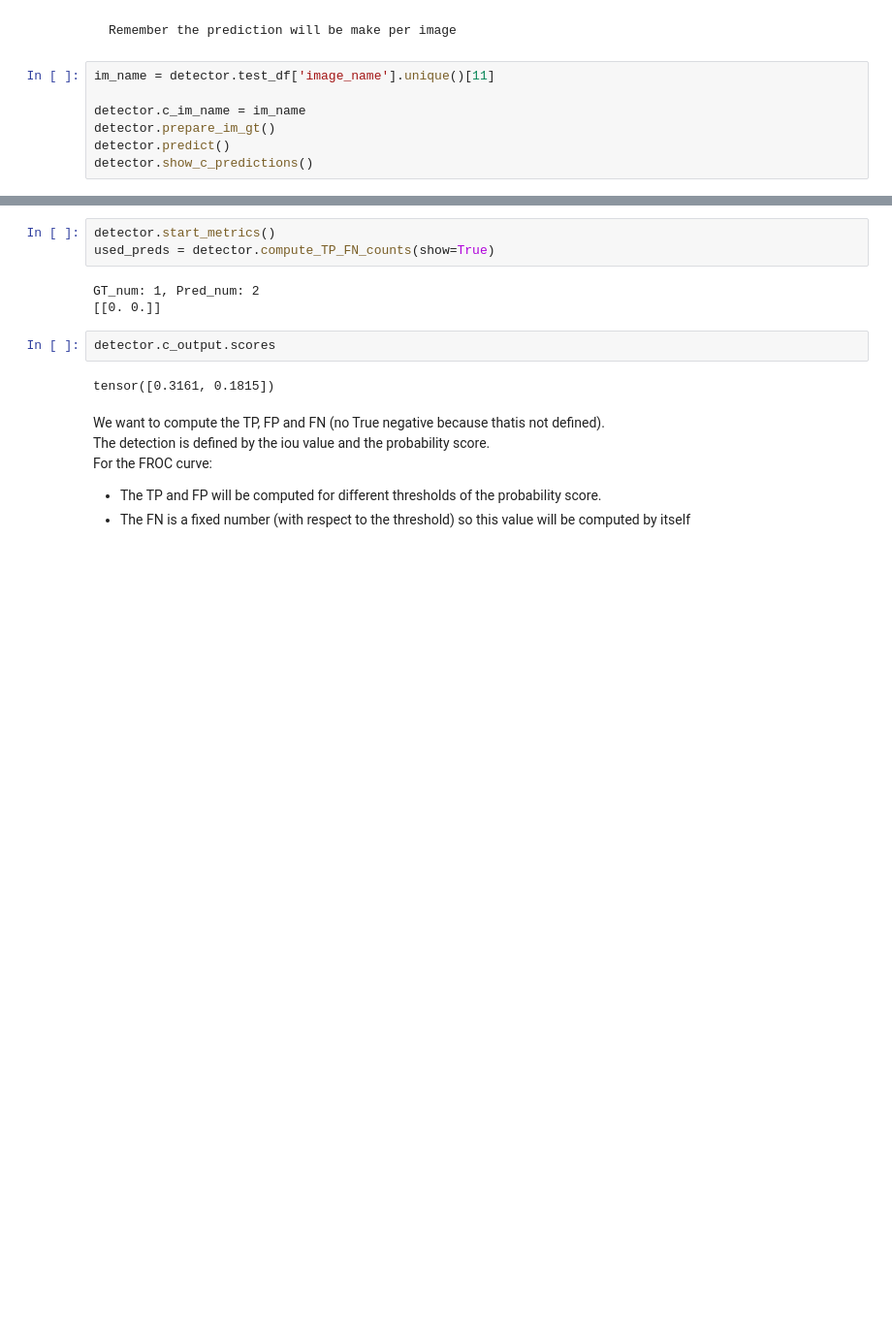
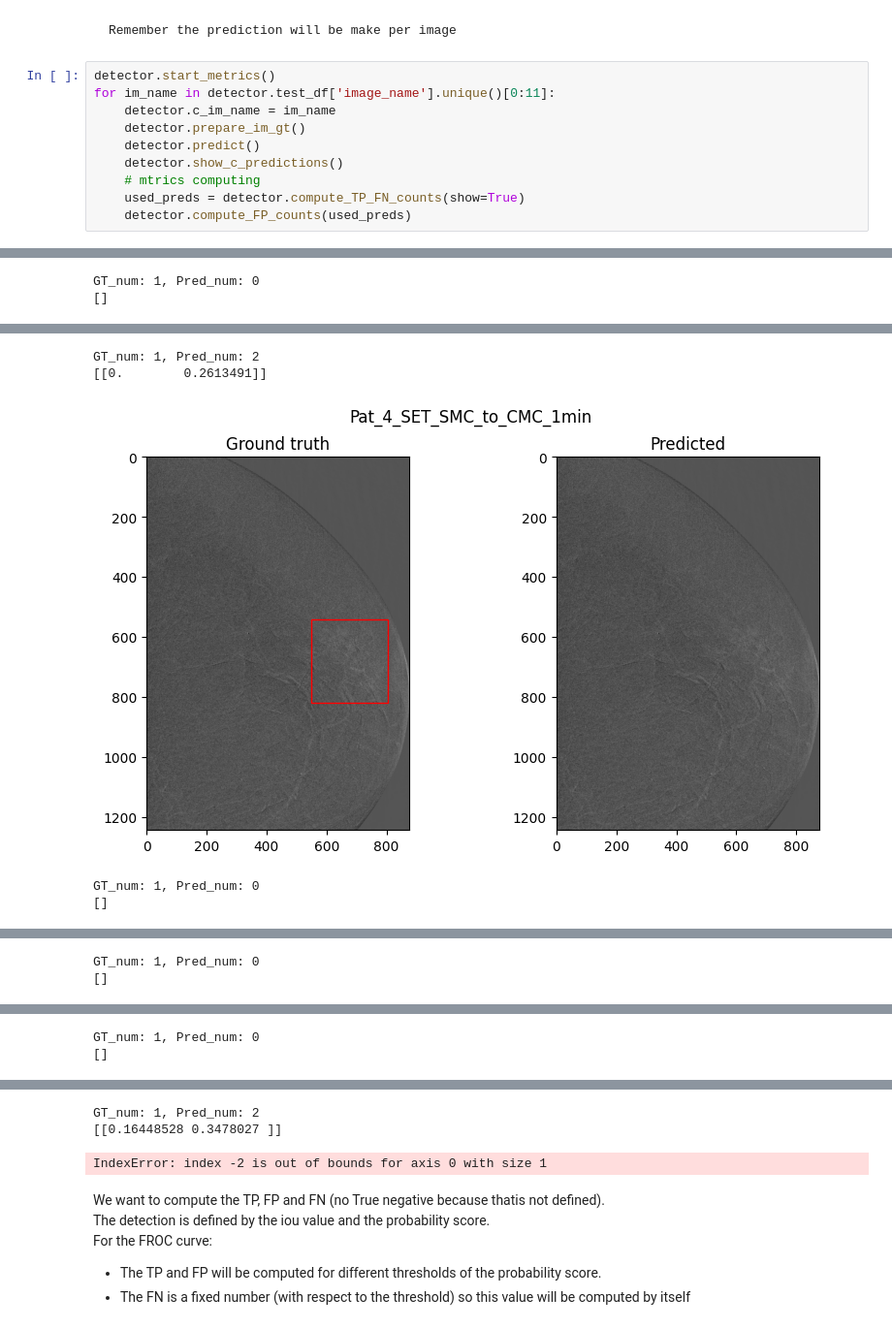
Before and after one commit to Likalto4/CEM-Detect, a Jupyter notebook: detection/inference/SET_dataset/prediction.ipynb, the cells around one changed output, grey strips where cells are left out. Shown at 97% size. Drawn from its saved outputs; the diff is of its cells as text; blank space fills up the shorter version.

Commit message:
function to compute FP added

```diff
--- a/detection/inference/SET_dataset/prediction.ipynb
+++ b/detection/inference/SET_dataset/prediction.ipynb
@@ -70,10 +70,13 @@ detector = lesion_detector(config_file, model_file, metadata_path, im_dir, min_s
 # %% [markdown]
     Remember the prediction will be make per image
 # %%
-im_name = detector.test_df['image_name'].unique()[11]
-
-detector.c_im_name = im_name
-detector.prepare_im_gt()
-detector.predict()
-detector.show_c_predictions()
+detector.start_metrics()
+for im_name in detector.test_df['image_name'].unique()[0:11]:
+    detector.c_im_name = im_name
+    detector.prepare_im_gt()
+    detector.predict()
+    detector.show_c_predictions()
+    # mtrics computing
+    used_preds = detector.compute_TP_FN_counts(show=True)
+    detector.compute_FP_counts(used_preds)
 # %% [output]
@@ -80,0 +84,2 @@ detector.show_c_predictions()
+GT_num: 1, Pred_num: 0
+[]
@@ -80,0 +87,5 @@ detector.show_c_predictions()
+GT_num: 1, Pred_num: 2
+[[0.        0.2613491]]
+[figure, added]
+GT_num: 1, Pred_num: 0
+[]
@@ -80,0 +93,2 @@ detector.show_c_predictions()
+GT_num: 1, Pred_num: 0
+[]
@@ -80,0 +96,2 @@ detector.show_c_predictions()
+GT_num: 1, Pred_num: 0
+[]
@@ -81,13 +99,6 @@ detector.show_c_predictions()
+GT_num: 1, Pred_num: 2
+[[0.16448528 0.3478027 ]]
+IndexError: index -2 is out of bounds for axis 0 with size 1
-# %%
-detector.start_metrics()
-used_preds = detector.compute_TP_FN_counts(show=True)
-# %% [output]
-GT_num: 1, Pred_num: 2
-[[0. 0.]]
-# %%
-detector.c_output.scores
-# %% [output]
-tensor([0.3161, 0.1815])
 # %% [markdown]
 We want to compute the TP, FP and FN (no True negative because thatis not defined).<br>
 The detection is defined by the iou value and the probability score.<br>
```
Also changed, not shown: parts of 4 cells of this notebook, 1 other file.
